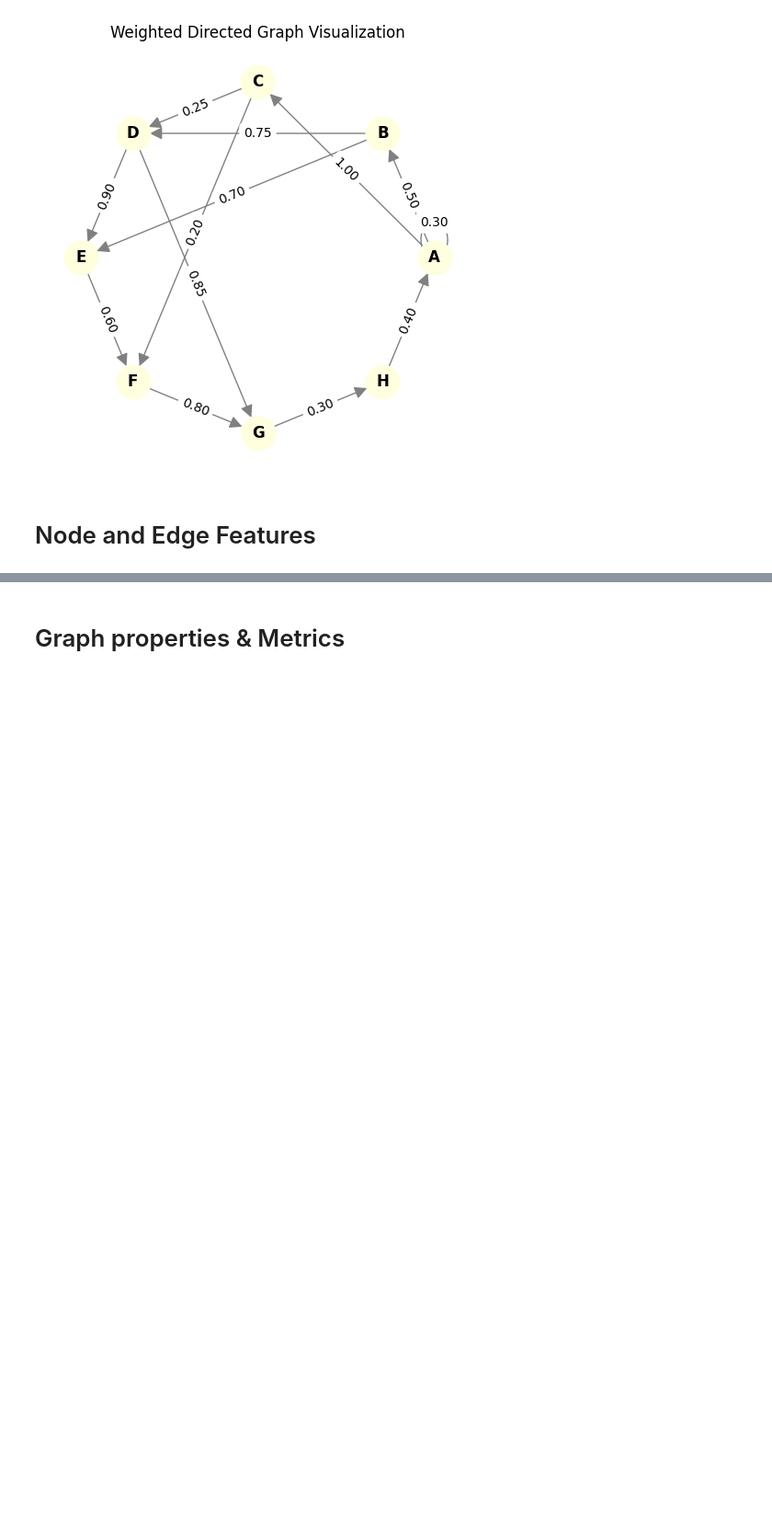
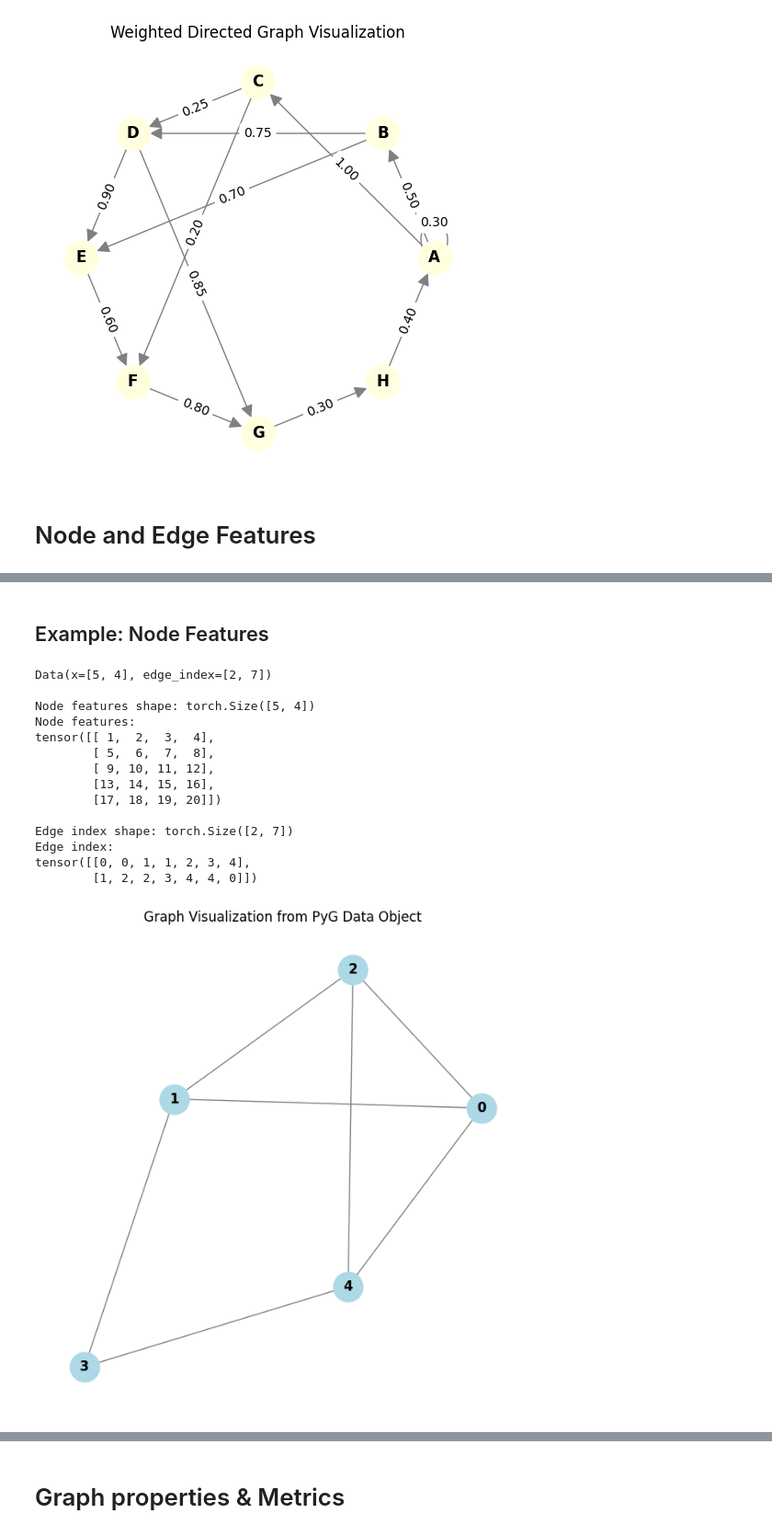
Before and after one commit to ImadElMaftouhi/Machine-learning, a Jupyter notebook: notebooks/graph_101.ipynb, the cells around one changed output, grey strips where cells are left out. Shown at 92% size. Cells and saved outputs as stored; diff of their text form; code cells hidden in the pictures; blank space fills up the shorter version.

Commit message:
feat(graph_101.ipynb): Added notes on edge and nodes features with code examples and plots

```diff
--- a/notebooks/graph_101.ipynb
+++ b/notebooks/graph_101.ipynb
@@ -473,0 +480,53 @@ Weighted Directed Adjacency Matrix:
+# %% [markdown]
+## Example: Node Features
+# %%
+# Create a small graph with 5 nodes, each with 4 integer features
+num_nodes = 5
+num_features = 4
+
+# Node features: 5 nodes × 4 features
+x = torch.tensor([
+    [1, 2, 3, 4],
+    [5, 6, 7, 8],
+    [9, 10, 11, 12],
+    [13, 14, 15, 16],
+    [17, 18, 19, 20]
+], dtype=torch.long)
+
+# Edge index: define connections between nodes
+edge_index = torch.tensor([
+    [0, 0, 1, 1, 2, 3, 4],  # source nodes
+    [1, 2, 2, 3, 4, 4, 0]   # target nodes
+], dtype=torch.long)
+
+data = Data(x=x, edge_index=edge_index)
+print(data)
+print(f"\nNode features shape: {data.x.shape}")
+print(f"Node features:\n{data.x}")
+print(f"\nEdge index shape: {data.edge_index.shape}")
+print(f"Edge index:\n{data.edge_index}")
+
+# visualising
+G = to_networkx(data, to_undirected=True)
+pos = nx.spring_layout(G)
+plt.figure(figsize=(6,6))
+nx.draw(G, pos, with_labels=True, node_color='lightblue', edge_color='gray', node_size=700, font_weight='bold')
+plt.title("Graph Visualization from PyG Data Object")
+plt.axis('off')
+plt.show()
+# %% [output]
+Data(x=[5, 4], edge_index=[2, 7])
+
+Node features shape: torch.Size([5, 4])
+Node features:
+tensor([[ 1,  2,  3,  4],
+        [ 5,  6,  7,  8],
+        [ 9, 10, 11, 12],
+        [13, 14, 15, 16],
+        [17, 18, 19, 20]])
+
+Edge index shape: torch.Size([2, 7])
+Edge index:
+tensor([[0, 0, 1, 1, 2, 3, 4],
+        [1, 2, 2, 3, 4, 4, 0]])
+[figure, added]
```
Also changed, not shown: parts of 10 cells of this notebook.
